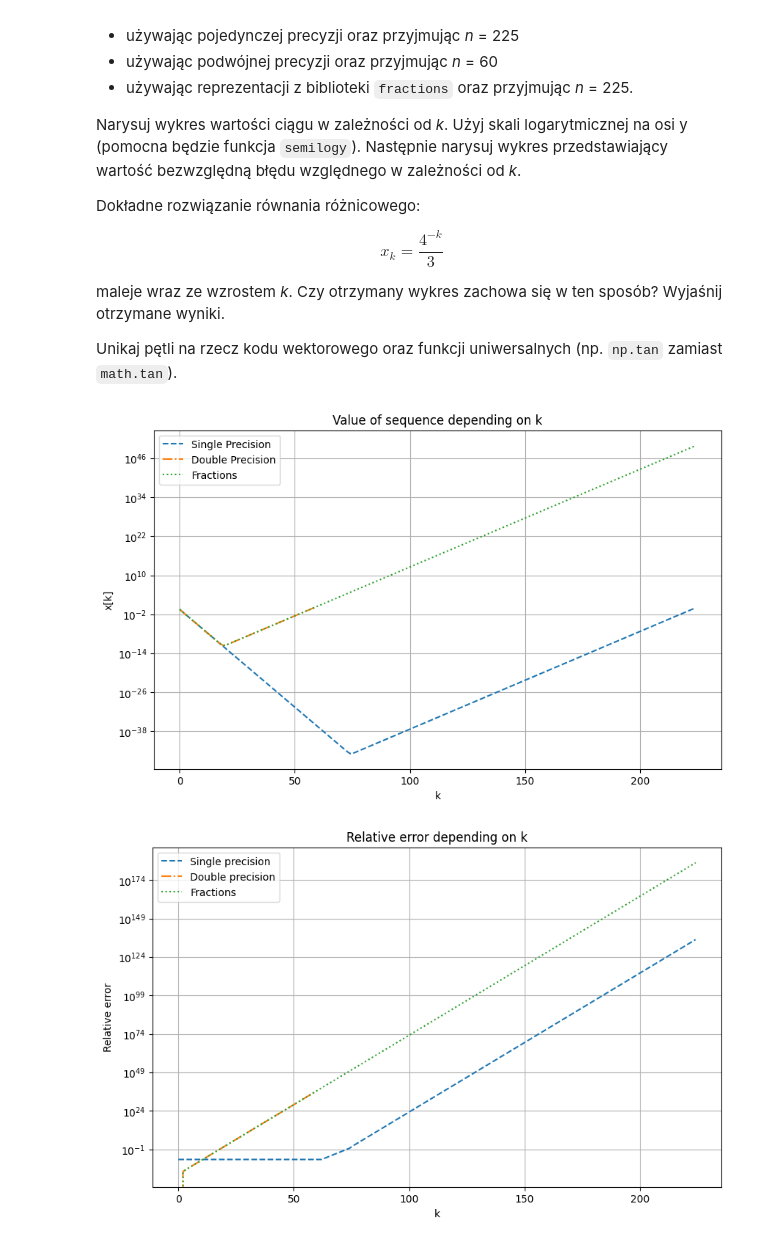
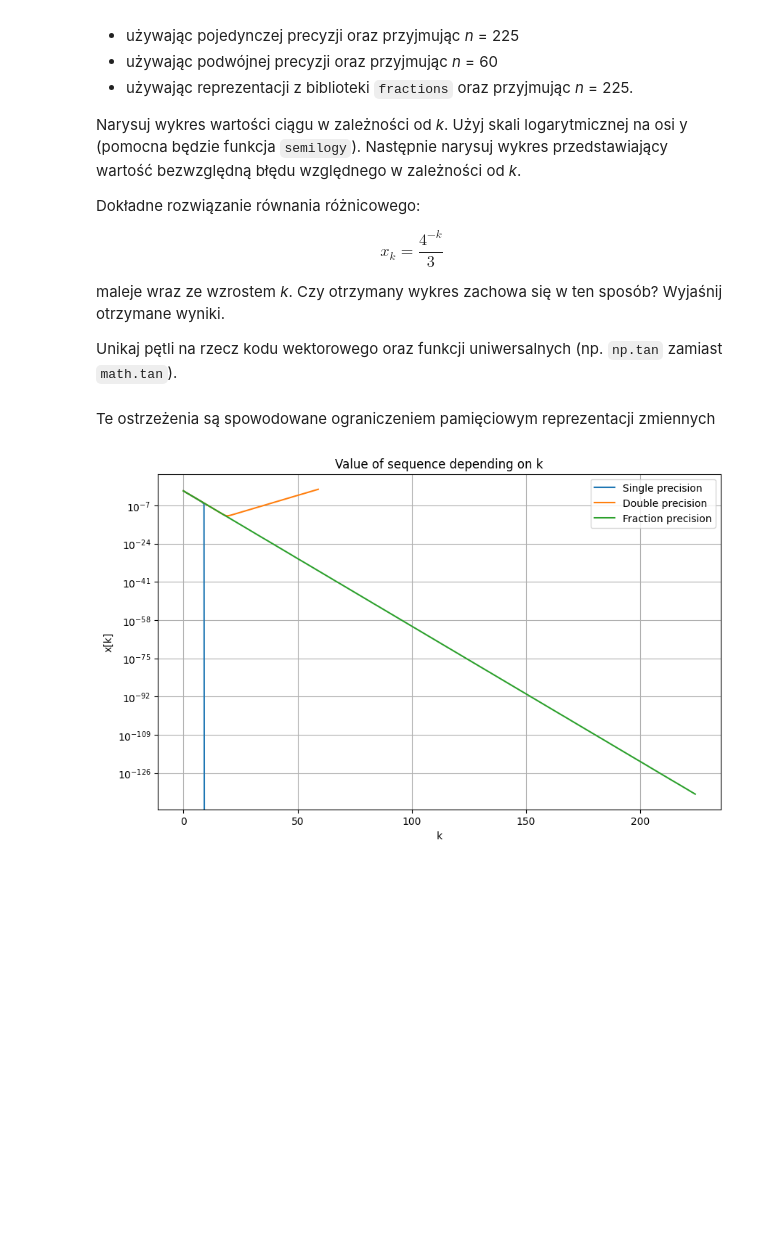
Before and after one commit to biganton/MOWNIT, a Jupyter notebook: lab1.ipynb, the cells around one changed output. Drawn from its saved outputs; the diff is of its cells as text; code cells hidden in the pictures; blank space fills up the shorter version.

```diff
--- a/lab1.ipynb
+++ b/lab1.ipynb
@@ -163,15 +168,15 @@ import matplotlib.pyplot as plt
 # %%
 np.set_printoptions(precision=16)
 
-def equation(x_k, x_k_1):
-    return 2.25 * x_k - 0.5 * x_k_1
+
+def equation(x_k, x_k_1, a1, a2):
+    return a1 * x_k - a2 * x_k_1
 
 
-def generate_sequence(x0, x1, n, precision):
-    x = np.zeros(n, dtype=precision)
-    x[0], x[1] = x0, x1
+def generate_sequence(x0, x1, a1, a2, n):
+    x = [x0, x1]
     for k in range(1, n - 1):
-        x[k + 1] = equation(x[k], x[k - 1])
+        x.append(equation(x[k], x[k - 1], a1, a2))
     return x
 
 
@@ -184,47 +189,29 @@ x0_double = np.float64(1 / 3)
 x1_double = np.float64(1 / 12)
 x0_fraction = Fraction(1, 3)
 x1_fraction = Fraction(1, 12)
+a1 = 2.25
+s2 = 0.5
 
 n_single = 225
-x_single_tab = generate_sequence(x0_single, x1_single, n_single, np.float32)
+x_single_tab = generate_sequence(x0_single, x1_single, np.float32(a1), np.float32(s2), n_single)
 
 n_double = 60
-x_double_tab = generate_sequence(x0_double, x1_double, n_double, np.float64)
+x_double_tab = generate_sequence(x0_double, x1_double, np.float64(a1), np.float64(s2), n_double)
 
 n_fraction = 225
-x_fraction_tab = generate_sequence(x0_fraction, x1_fraction, n_fraction, object)
+x_fraction_tab = generate_sequence(x0_fraction, x1_fraction, Fraction(a1), Fraction(s2), n_fraction)
-# %%
-plt.figure(figsize=(10, 6))
-plt.semilogy(np.arange(n_single), x_single_tab, label='Single Precision', linestyle='--')
-plt.semilogy(np.arange(n_double), x_double_tab, label='Double Precision', linestyle='dashdot')
-plt.semilogy(np.arange(n_fraction), [float(x) for x in x_fraction_tab], label='Fractions', linestyle='dotted')
-plt.xlabel('k')
-plt.ylabel('x[k]')
-plt.title('Value of sequence depending on k')
-plt.legend()
-plt.grid(True)
-plt.show()
-
-single_relative_errors = []
-double_relative_errors = []
-fraction_relative_errors = []
-
-for i in range(255):
-    x_real = xk_real_value(i)
-    if i < n_single: single_relative_errors.append(abs(x_single_tab[i] - x_real) / x_real)
-    if i < n_double: double_relative_errors.append(abs(x_double_tab[i] - x_real) / x_real)
-    if i < n_fraction: fraction_relative_errors.append(abs(x_fraction_tab[i] - x_real) / x_real)
-
-plt.figure(figsize=(10, 6))
-plt.semilogy(np.arange(n_single), single_relative_errors, label='Single precision', linestyle='--')
-plt.semilogy(np.arange(n_double), double_relative_errors, label='Double precision', linestyle='dashdot')
-plt.semilogy(np.arange(n_fraction), fraction_relative_errors, label='Fractions', linestyle='dotted')
-plt.xlabel('k')
-plt.ylabel('Relative error')
-plt.title('Relative error depending on k')
-plt.legend()
-plt.grid(True)
-plt.show()
-# %% [output]
-[figure, removed]
-[figure, removed]
+# %% [markdown]
+Te ostrzeżenia są spowodowane ograniczeniem pamięciowym reprezentacji zmiennych
+# %%
+plt.figure(figsize=(10, 6))
+plt.semilogy(np.arange(n_single), x_single_tab, label='Single precision')
+plt.semilogy(np.arange(n_double), x_double_tab, label='Double precision')
+plt.semilogy(np.arange(n_fraction), x_fraction_tab, label='Fraction precision')
+plt.xlabel('k')
+plt.ylabel('x[k]')
+plt.title('Value of sequence depending on k')
+plt.legend()
+plt.grid(True)
+plt.show()
+# %% [output]
+[figure, added]
```
Also changed, not shown: parts of 4 cells of this notebook, 1 other file.
